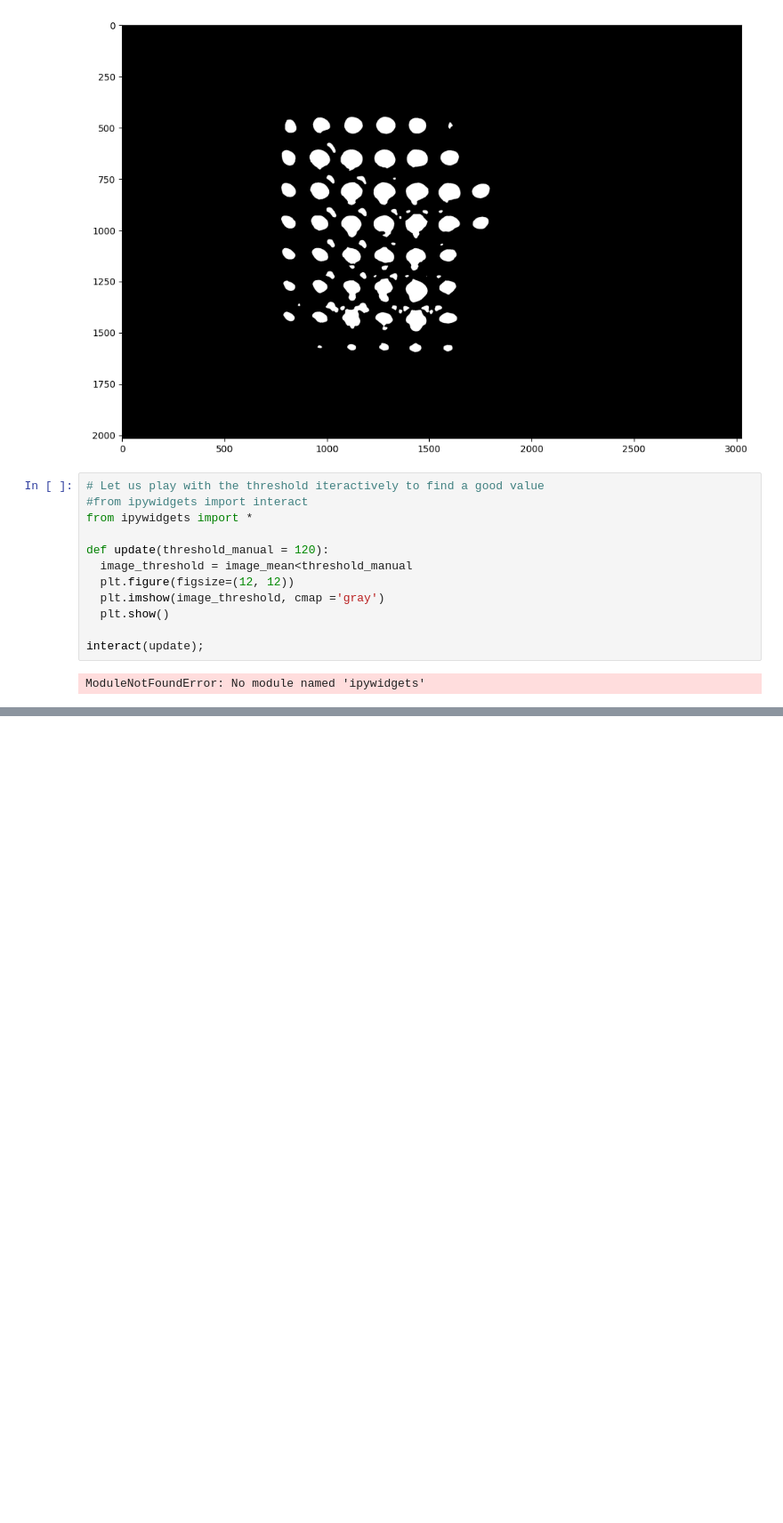
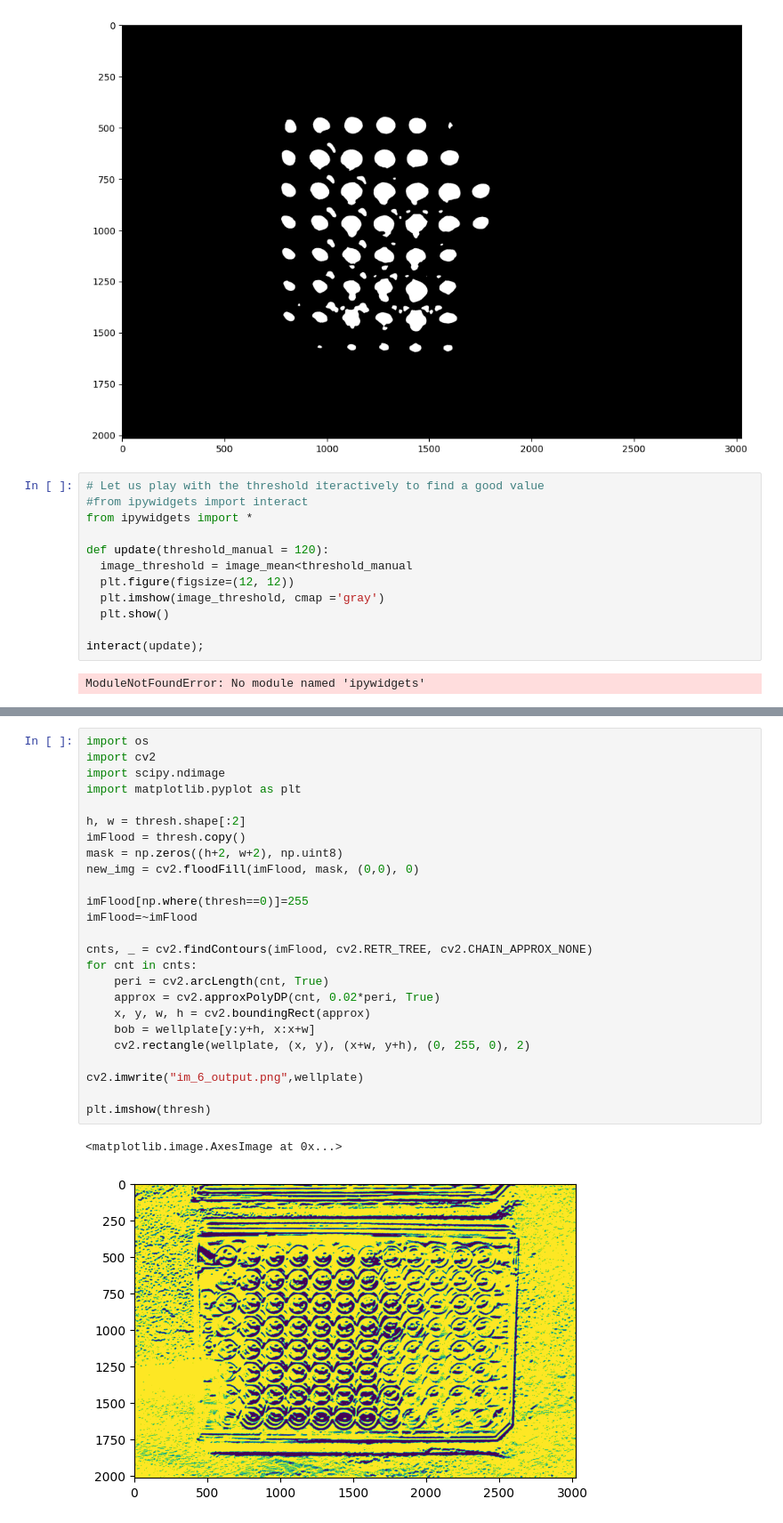
Before and after one commit to ericjeab/Data-Science-Fundamentals, a Jupyter notebook: CodingTask2/Img_processing1.ipynb, the cells around one changed output, grey strips where cells are left out. Shown at 89% size. Drawn from its saved outputs; the diff is of its cells as text; blank space fills up the shorter version.

```diff
--- a/CodingTask2/Img_processing1.ipynb
+++ b/CodingTask2/Img_processing1.ipynb
@@ -106,0 +287,28 @@ ModuleNotFoundError: No module named 'ipywidgets'
+# %%
+import os
+import cv2
+import scipy.ndimage
+import matplotlib.pyplot as plt
+
+h, w = thresh.shape[:2]
+imFlood = thresh.copy()
+mask = np.zeros((h+2, w+2), np.uint8)
+new_img = cv2.floodFill(imFlood, mask, (0,0), 0)
+
+imFlood[np.where(thresh==0)]=255
+imFlood=~imFlood
+
+cnts, _ = cv2.findContours(imFlood, cv2.RETR_TREE, cv2.CHAIN_APPROX_NONE)
+for cnt in cnts:
+    peri = cv2.arcLength(cnt, True)
+    approx = cv2.approxPolyDP(cnt, 0.02*peri, True)
+    x, y, w, h = cv2.boundingRect(approx)
+    bob = wellplate[y:y+h, x:x+w]
+    cv2.rectangle(wellplate, (x, y), (x+w, y+h), (0, 255, 0), 2)
+
+cv2.imwrite("im_6_output.png",wellplate)
+
+plt.imshow(thresh)
+# %% [output]
+<matplotlib.image.AxesImage at 0x...>
+[figure, added]
```
Also changed, not shown: parts of 19 cells of this notebook, 1 other file.
